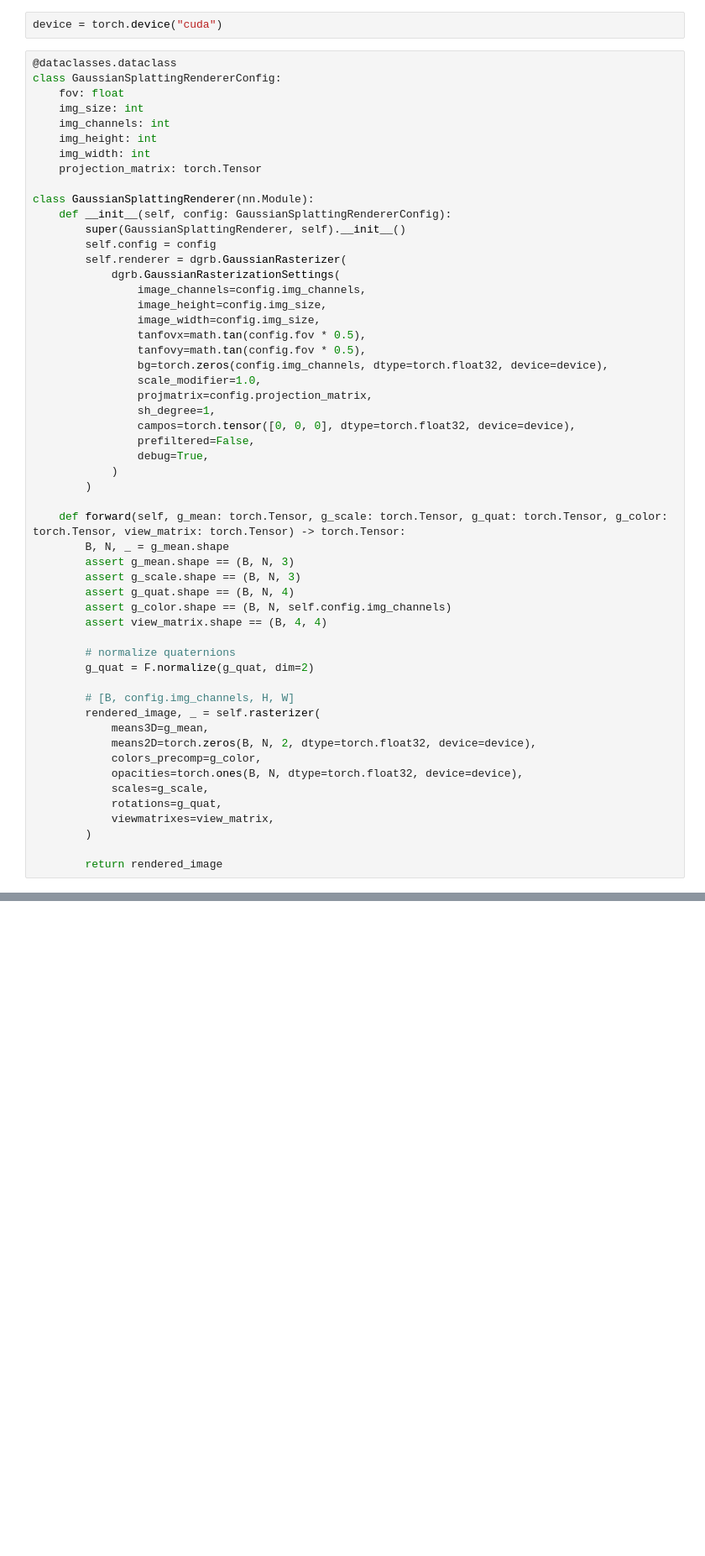
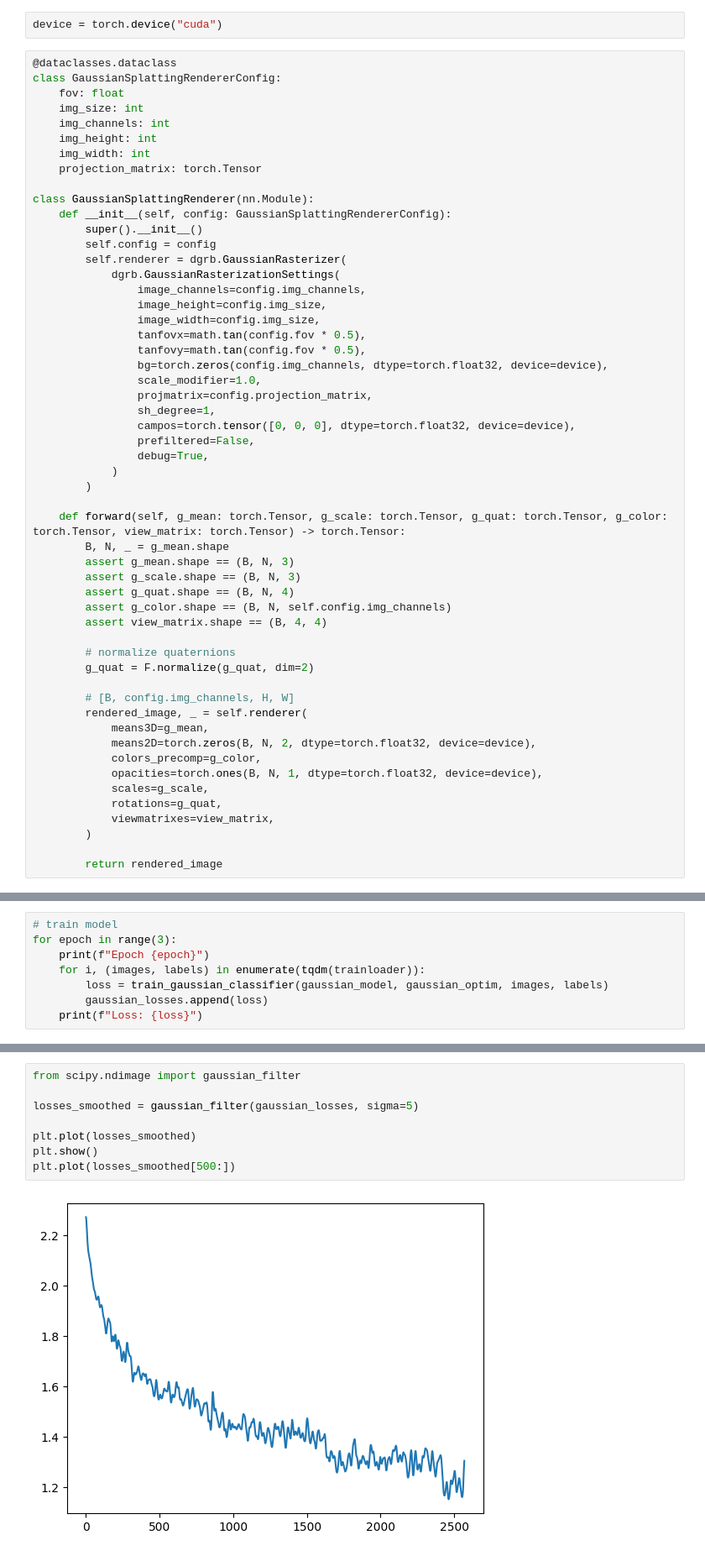
Before and after one commit to pimpale/foo, a Jupyter notebook: python/gaussiansplattingconvolution/conv_layer_gen.ipynb, the cells around one changed output, grey strips where cells are left out. Shown at 84% size. Cells and saved outputs as stored; diff of their text form; blank space fills up the shorter version.

```diff
--- a/python/gaussiansplattingconvolution/conv_layer_gen.ipynb
+++ b/python/gaussiansplattingconvolution/conv_layer_gen.ipynb
@@ -25,7 +25,7 @@ class GaussianSplattingRendererConfig:
 
 class GaussianSplattingRenderer(nn.Module):
     def __init__(self, config: GaussianSplattingRendererConfig):
-        super(GaussianSplattingRenderer, self).__init__()
+        super().__init__()
         self.config = config
         self.renderer = dgrb.GaussianRasterizer(
             dgrb.GaussianRasterizationSettings(
@@ -56,11 +56,11 @@ class GaussianSplattingRenderer(nn.Module):
         g_quat = F.normalize(g_quat, dim=2)
 
         # [B, config.img_channels, H, W]
-        rendered_image, _ = self.rasterizer(
+        rendered_image, _ = self.renderer(
             means3D=g_mean,
             means2D=torch.zeros(B, N, 2, dtype=torch.float32, device=device),
             colors_precomp=g_color,
-            opacities=torch.ones(B, N, dtype=torch.float32, device=device),
+            opacities=torch.ones(B, N, 1, dtype=torch.float32, device=device),
             scales=g_scale,
             rotations=g_quat,
             viewmatrixes=view_matrix,
@@ -164,0 +321,8 @@ class GaussianSplattingLayer(nn.Module):
+# %%
+# train model
+for epoch in range(3):
+    print(f"Epoch {epoch}")
+    for i, (images, labels) in enumerate(tqdm(trainloader)):
+        loss = train_gaussian_classifier(gaussian_model, gaussian_optim, images, labels)
+        gaussian_losses.append(loss)
+    print(f"Loss: {loss}")
@@ -164,0 +365,10 @@ class GaussianSplattingLayer(nn.Module):
+# %%
+from scipy.ndimage import gaussian_filter
+
+losses_smoothed = gaussian_filter(gaussian_losses, sigma=5)
+
+plt.plot(losses_smoothed)
+plt.show()
+plt.plot(losses_smoothed[500:])
+# %% [output]
+[figure, added]
```
Also changed, not shown: parts of 17 cells of this notebook, 3 other files.
